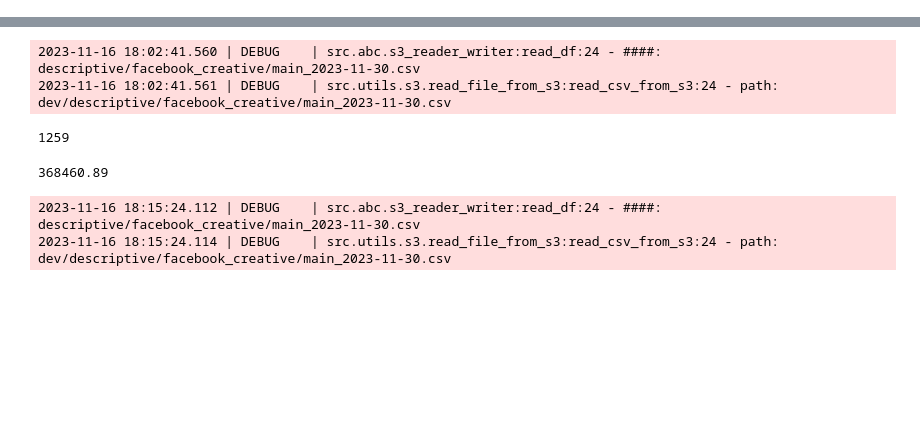
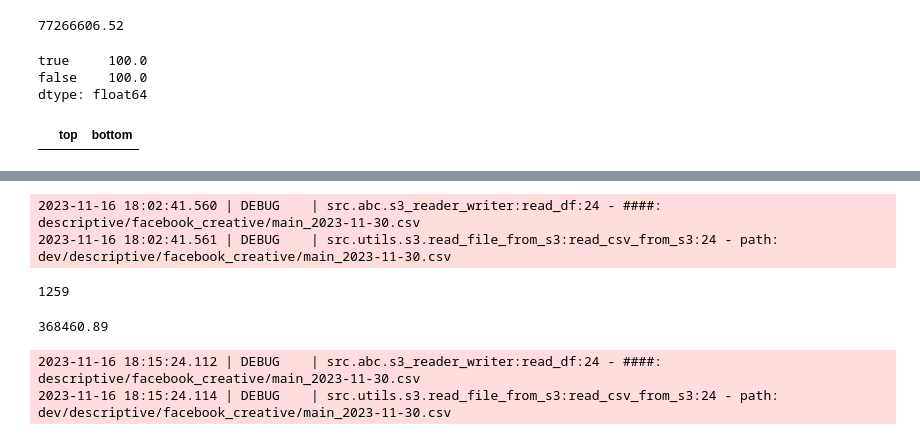
Before and after one commit to Katja-Lebesgue/premium_dashboard, a Jupyter notebook: play/facebook_creative_descriptive.ipynb, the cells around one changed output, grey strips where cells are left out. Drawn from its saved outputs; the diff is of its cells as text; code cells hidden in the pictures; blank space fills up the shorter version.

```diff
--- a/play/facebook_creative_descriptive.ipynb
+++ b/play/facebook_creative_descriptive.ipynb
@@ -21,0 +90,4 @@ shop_id = 2445081
+# %%
+df.loc[df.shop_id.isin(low_cpm_shop_ids), 'spend_USD'].sum()
+# %% [output]
+77266606.52
@@ -21,0 +96,10 @@ shop_id = 2445081
+# %%
+joined_df.sum()
+# %% [output]
+true     100.0
+false    100.0
+dtype: float64
+# %%
+pd.DataFrame(top_df, columns=['top']).join(pd.DataFrame(bottom_df, columns=['bottom']))
+# %% [output]
+|  | top | bottom |
```
Also changed, not shown: parts of 11 cells of this notebook, 20 other files.
